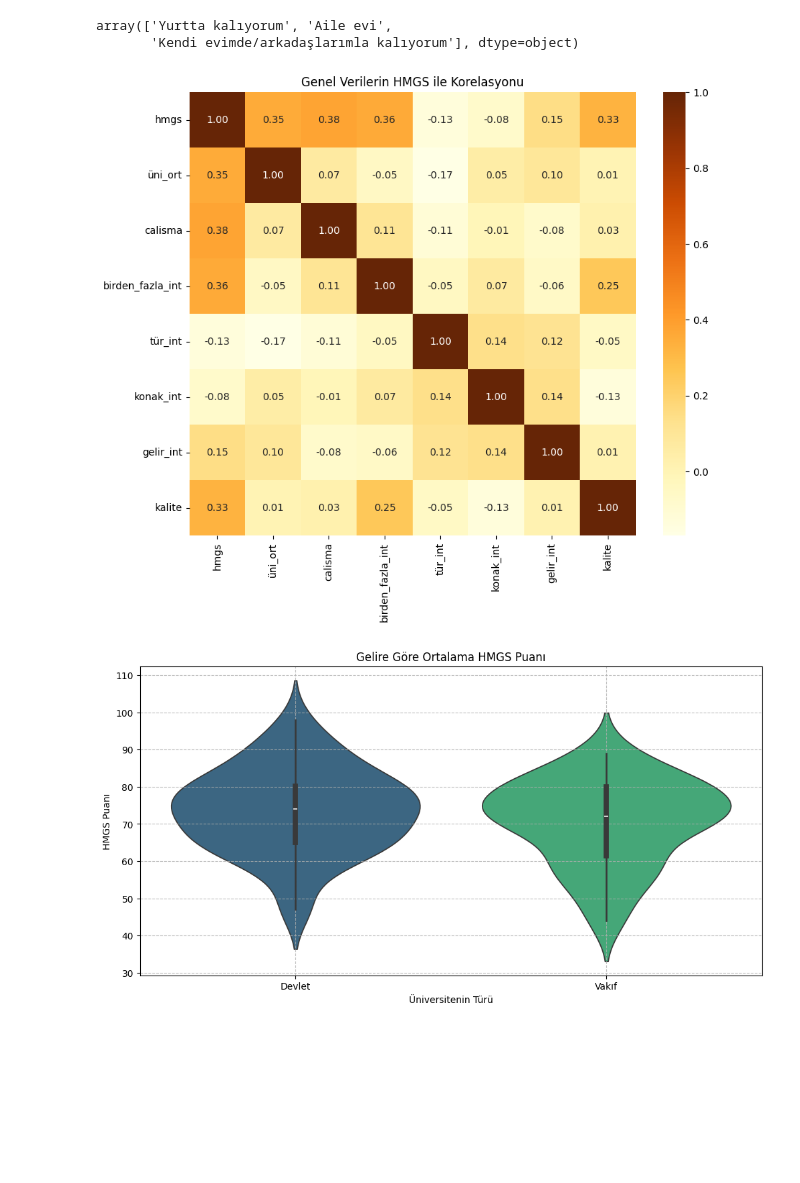
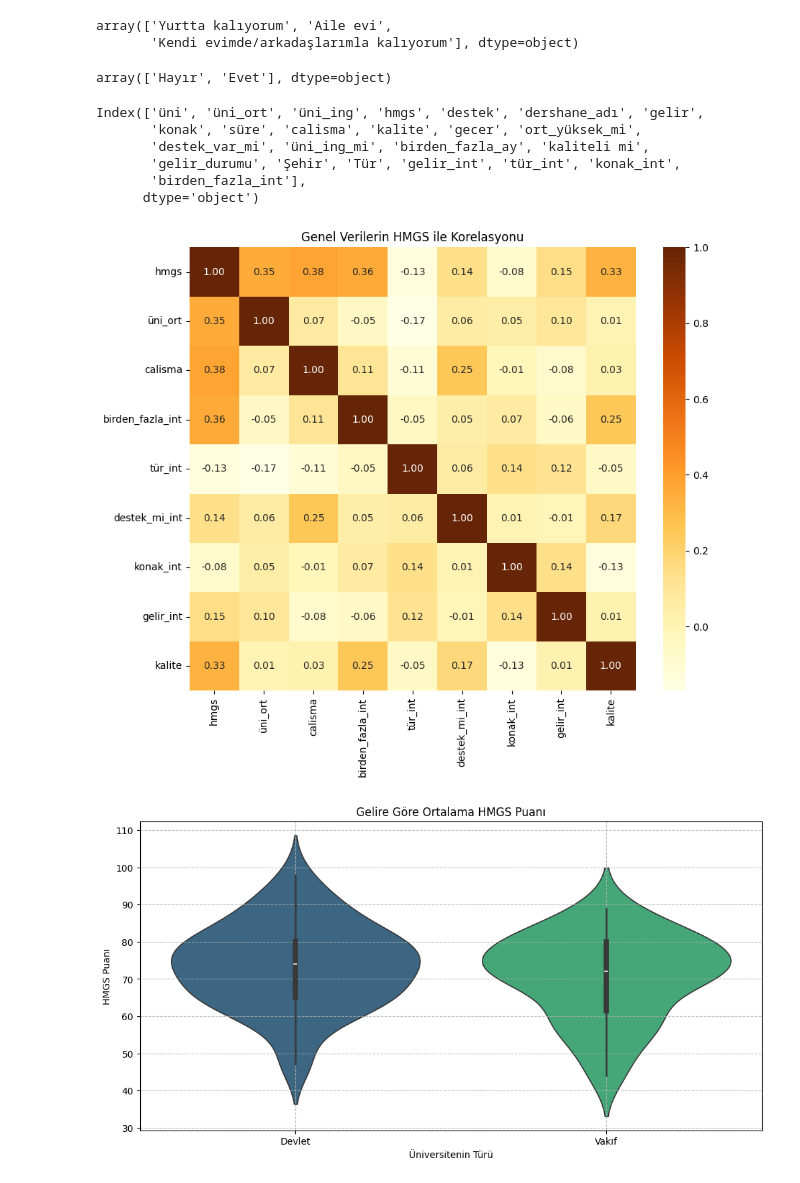
Before and after one commit to kemaldoguoktay/hmgs-analiz, a Jupyter notebook: hmgs.ipynb, the cells around one changed output. Saved outputs shown, nothing was run; the diff lists cells and outputs as text; code cells hidden in the pictures; blank space fills up the shorter version.

```diff
--- a/hmgs.ipynb
+++ b/hmgs.ipynb
@@ -1017,13 +1017,36 @@ for i in df["birden_fazla_ay"]:
     birden_fazla_int.append(2)
 
 df["birden_fazla_int"] = birden_fazla_int
+# %%
+df["destek_var_mi"].unique()
+# %% [output]
+array(['Hayır', 'Evet'], dtype=object)
+# %%
+destek_mi_int = []
+
+for i in df["destek_var_mi"]:
+  if i == "Hayır":
+    destek_mi_int.append(0)
+  else:
+    destek_mi_int.append(1)
+
+df["destek_mi_int"] = destek_mi_int
+# %%
+df.columns
+# %% [output]
+Index(['üni', 'üni_ort', 'üni_ing', 'hmgs', 'destek', 'dershane_adı', 'gelir',
+       'konak', 'süre', 'calisma', 'kalite', 'gecer', 'ort_yüksek_mi',
+       'destek_var_mi', 'üni_ing_mi', 'birden_fazla_ay', 'kaliteli mi',
+       'gelir_durumu', 'Şehir', 'Tür', 'gelir_int', 'tür_int', 'konak_int',
+       'birden_fazla_int'],
+      dtype='object')
 # %%
 plt.figure(figsize=(10, 8))
-sns.heatmap(df[["hmgs",'üni_ort','calisma',"birden_fazla_int","tür_int", "konak_int","gelir_int","kalite"]].corr(), annot=True, cmap='YlOrBr', fmt=".2f")
+sns.heatmap(df[["hmgs",'üni_ort','calisma',"birden_fazla_int","tür_int","destek_mi_int", "konak_int","gelir_int","kalite"]].corr(), annot=True, cmap='YlOrBr', fmt=".2f")
 plt.title('Genel Verilerin HMGS ile Korelasyonu')
 plt.show()
 # %% [output]
-[figure, old version]
+[figure, new version]
 # %%
 plt.figure(figsize=(12, 6))
 sns.violinplot(data=df, x='Tür', y="hmgs", palette="viridis")
```
Also changed, not shown: parts of 3 cells of this notebook.
